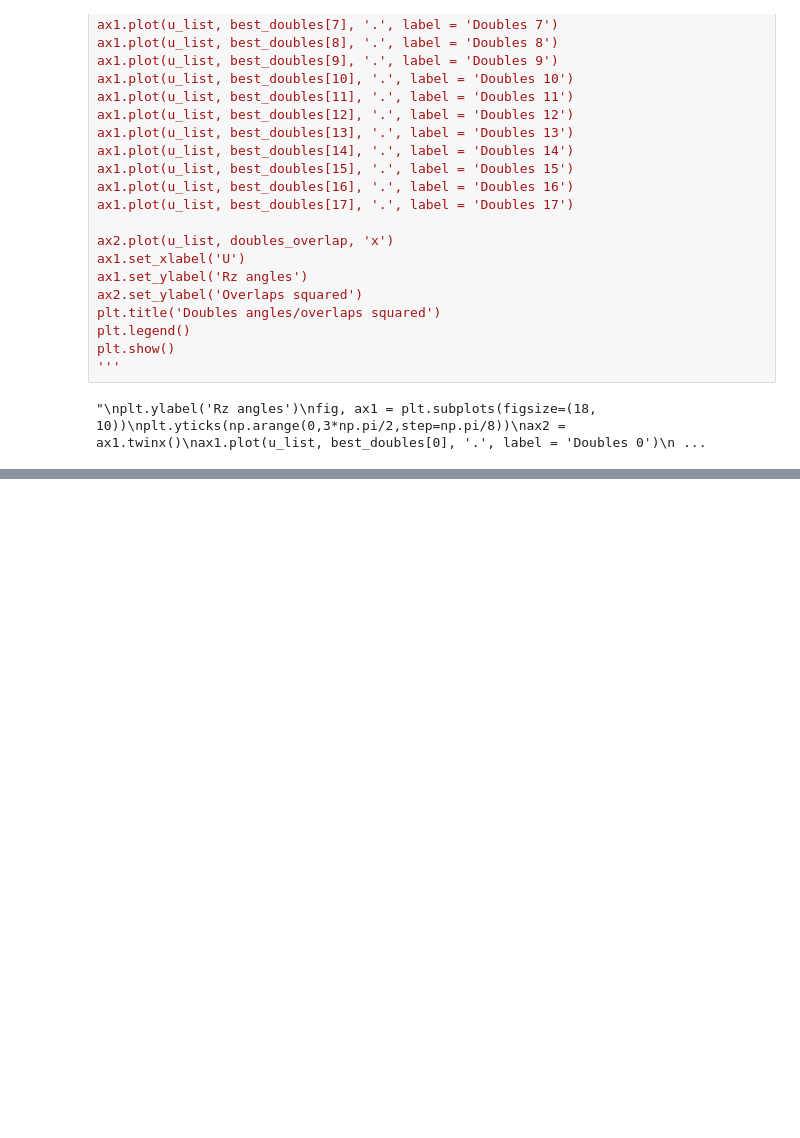
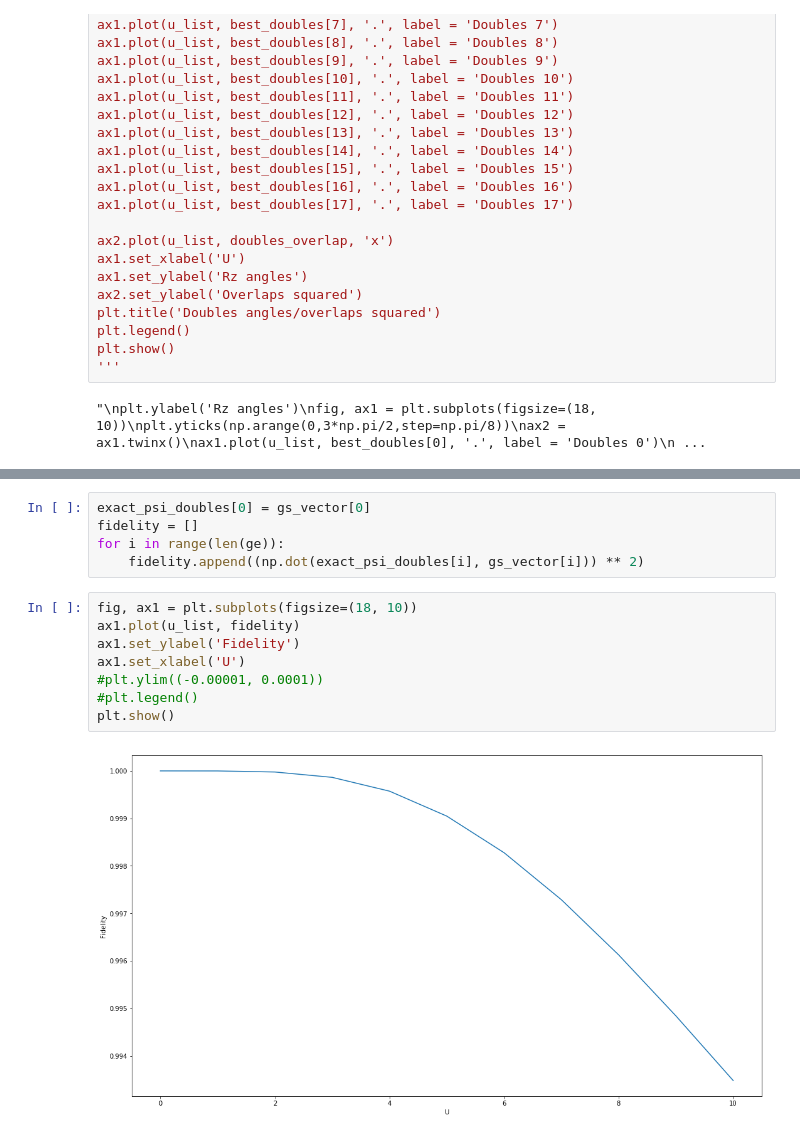
Before and after one commit to haclep/qcomputing, a Jupyter notebook: UCC/Optimizer.ipynb, the cells around one changed output, grey strips where cells are left out. Drawn from its saved outputs; the diff is of its cells as text; blank space fills up the shorter version.

```diff
--- a/UCC/Optimizer.ipynb
+++ b/UCC/Optimizer.ipynb
@@ -401,0 +755,15 @@ array([[ 0.00000000e+00, -3.53249156e-18, -8.08663465e-18,
+# %%
+exact_psi_doubles[0] = gs_vector[0]
+fidelity = []
+for i in range(len(ge)):
+    fidelity.append((np.dot(exact_psi_doubles[i], gs_vector[i])) ** 2)
+# %%
+fig, ax1 = plt.subplots(figsize=(18, 10))
+ax1.plot(u_list, fidelity)
+ax1.set_ylabel('Fidelity')
+ax1.set_xlabel('U')
+#plt.ylim((-0.00001, 0.0001))
+#plt.legend()
+plt.show()
+# %% [output]
+[figure, added]
```
Also changed, not shown: parts of 51 cells of this notebook.
